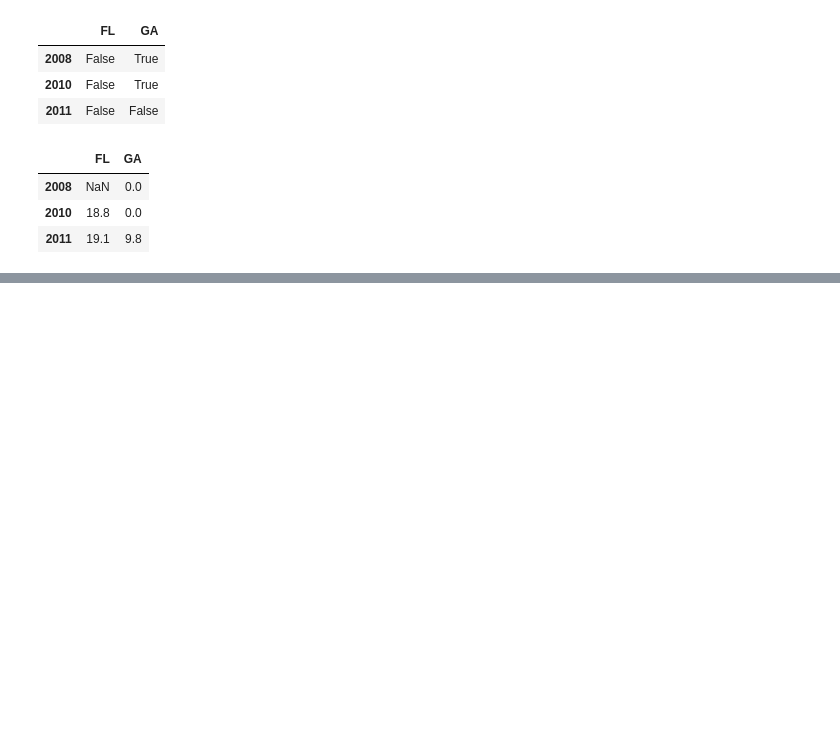
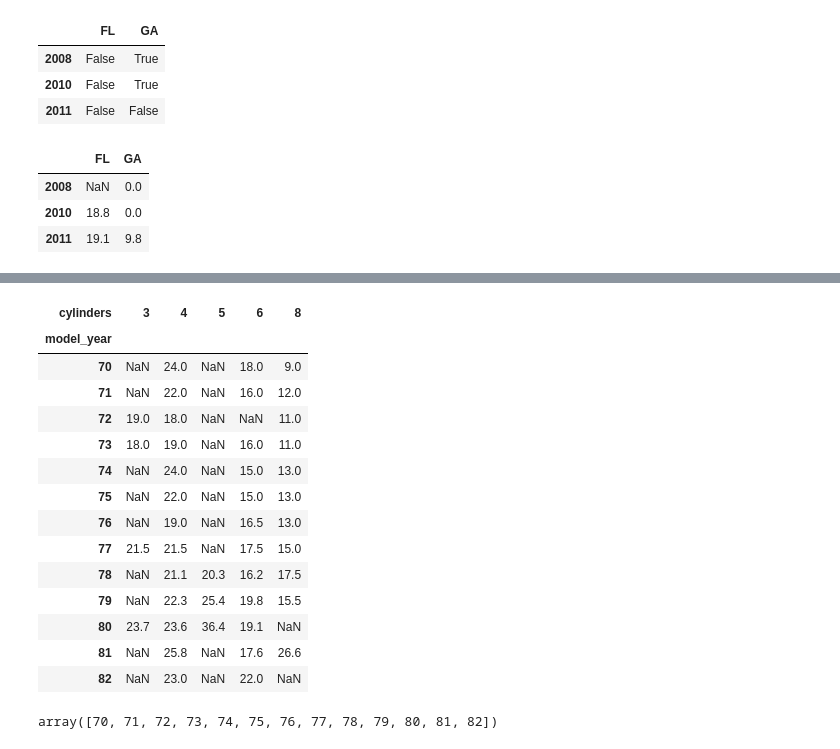
Before and after one commit to fabiosato/data-science-fundamentals-training, a Jupyter notebook: aula-02/Pandas.ipynb, the cells around one changed output, grey strips where cells are left out. Cells and saved outputs as stored; diff of their text form; code cells hidden in the pictures; blank space fills up the shorter version.

```diff
--- a/aula-02/Pandas.ipynb
+++ b/aula-02/Pandas.ipynb
@@ -310,0 +409,22 @@ pd.crosstab(mcars.gear, columns=[mcars.cyl, mcars.carb])
+# %%
+pd.pivot_table(mpg, values='mpg', index='model_year', columns='cylinders', aggfunc=min)
+# %% [output]
+| cylinders | 3 | 4 | 5 | 6 | 8 |
+| model_year |  |  |  |  |  |
+| 70 | NaN | 24.0 | NaN | 18.0 | 9.0 |
+| 71 | NaN | 22.0 | NaN | 16.0 | 12.0 |
+| 72 | 19.0 | 18.0 | NaN | NaN | 11.0 |
+| 73 | 18.0 | 19.0 | NaN | 16.0 | 11.0 |
+| 74 | NaN | 24.0 | NaN | 15.0 | 13.0 |
+| 75 | NaN | 22.0 | NaN | 15.0 | 13.0 |
+| 76 | NaN | 19.0 | NaN | 16.5 | 13.0 |
+| 77 | 21.5 | 21.5 | NaN | 17.5 | 15.0 |
+| 78 | NaN | 21.1 | 20.3 | 16.2 | 17.5 |
+| 79 | NaN | 22.3 | 25.4 | 19.8 | 15.5 |
+| 80 | 23.7 | 23.6 | 36.4 | 19.1 | NaN |
+| 81 | NaN | 25.8 | NaN | 17.6 | 26.6 |
+| 82 | NaN | 23.0 | NaN | 22.0 | NaN |
+# %%
+mpg.model_year.unique()
+# %% [output]
+array([70, 71, 72, 73, 74, 75, 76, 77, 78, 79, 80, 81, 82])
```
Also changed, not shown: parts of 16 cells of this notebook, 26 other files.
